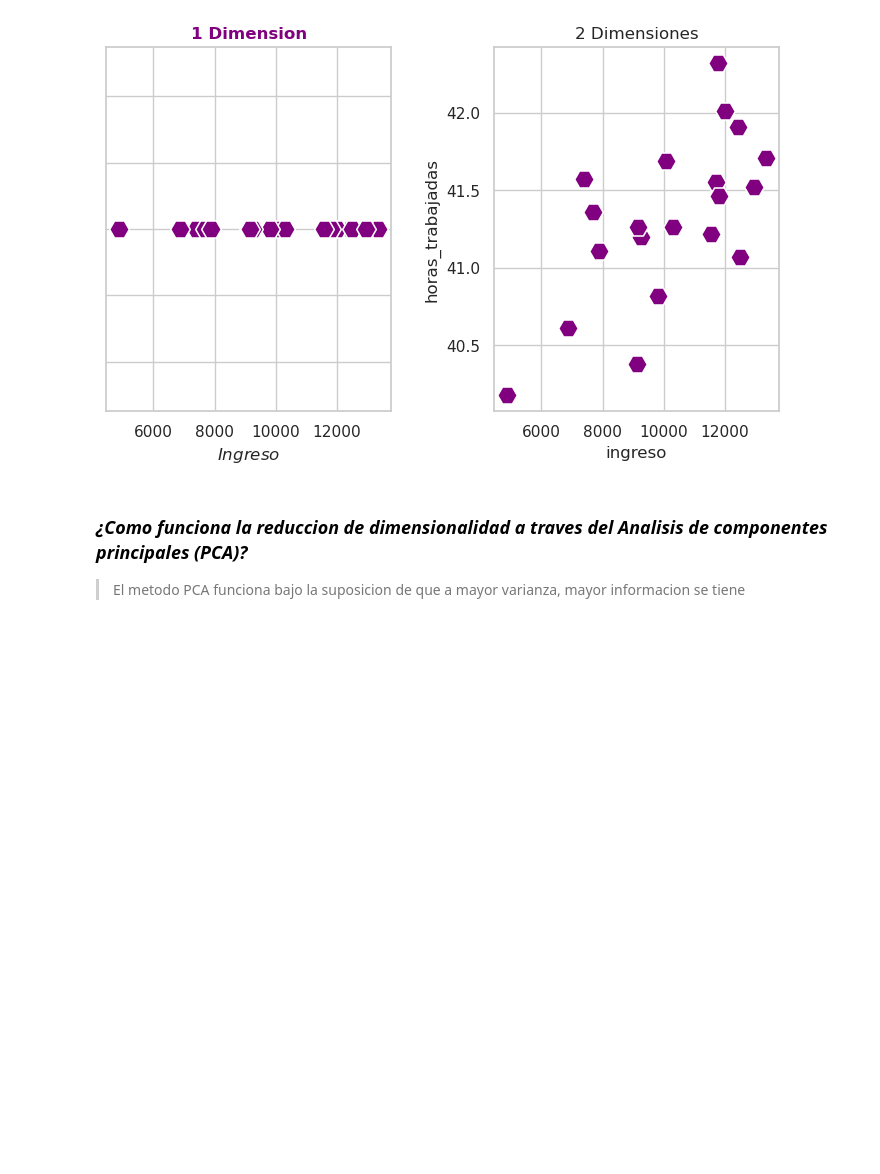
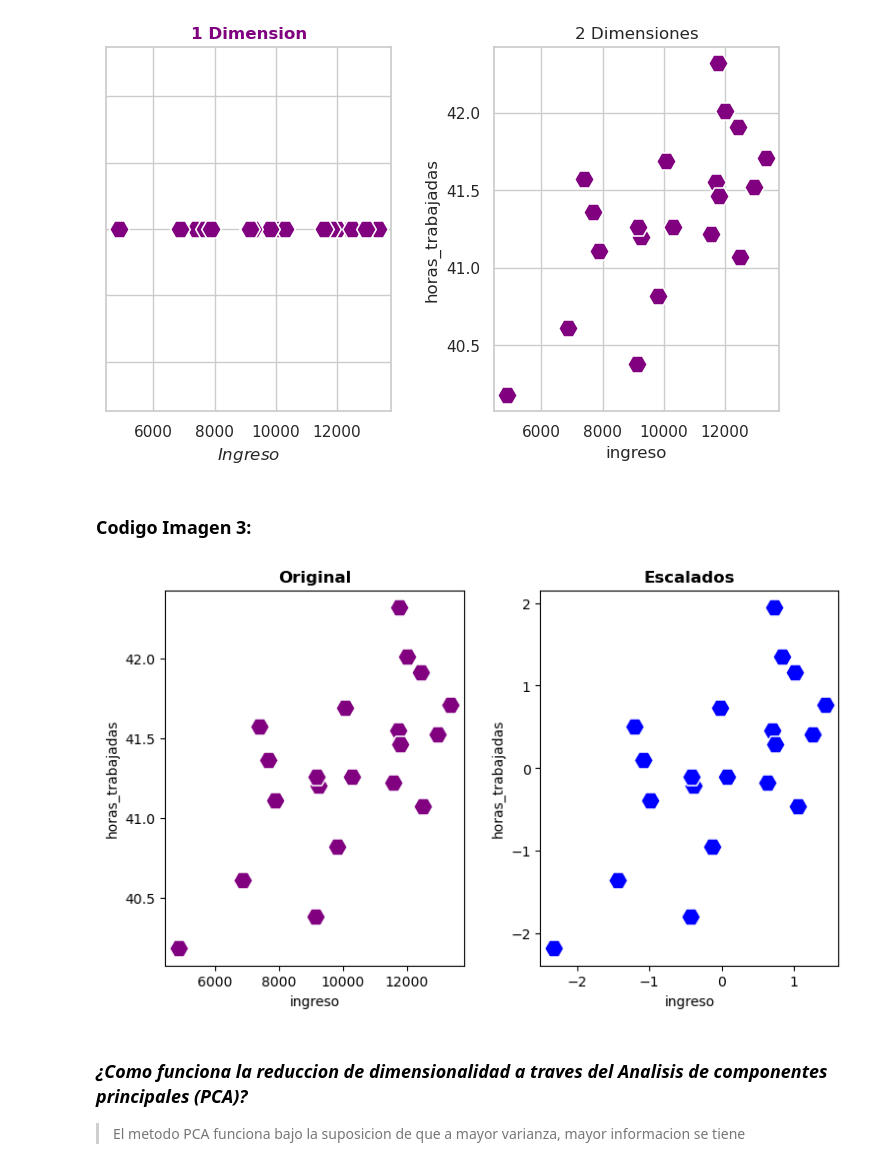
Before and after one commit to Andersoncrs/wiki, a Jupyter notebook: machine_learning/Reduccion_dimesionalidad_metodo_PCA.ipynb, the cells around one changed output. Drawn from its saved outputs; the diff is of its cells as text; code cells hidden in the pictures; blank space fills up the shorter version.

Commit message:
Avace proyecto y adicion de imagenes

```diff
--- a/machine_learning/Reduccion_dimesionalidad_metodo_PCA.ipynb
+++ b/machine_learning/Reduccion_dimesionalidad_metodo_PCA.ipynb
@@ -14,0 +33,23 @@ El problema principal que aborda se le conoce como la maldicion de la dimensiona
+# %%
+# Librerias Utilizadas
+import matplotlib.pyplot as plt
+import numpy as np
+import pandas as pd
+import seaborn as sns
+from sklearn import preprocessing, decomposition
+
+#Datos Utilizados
+
+datos = {'ingreso' : [9136.81, 11709.94, 12416.79, 4875.73, 10065.03,
+                      11755.33, 7401.78, 10291.38, 12002.42, 11787.76,
+                      13347.65, 7676.76, 9808.56, 11556.47, 7875.49,
+                      12486.19, 9242.40, 6867.09, 12946.25, 9167.36],
+
+         'horas_trabajadas' : [40.38, 41.55, 41.91, 40.18, 41.69,
+                               42.32, 41.57, 41.26, 42.01, 41.46,
+                               41.71, 41.36, 40.82, 41.22, 41.11,
+                               41.07, 41.20, 40.61, 41.52, 41.26]}
+
+#Lo Convertimos en un DataFrame
+
+df = pd.DataFrame(datos)
@@ -47,6 +114,21 @@ axes[1].set_title('2 Dimensiones')
 plt.show()
 # %% [output]
 [figure]
+# %% [markdown]
+### Codigo Imagen 3:
+# %%
+#Realizamos las graficas
+fig , axes = plt.subplots(1,2,figsize=(8,4.8))
+sns.scatterplot(ax=axes[0],data= df, x= 'ingreso', y='horas_trabajadas', marker= 'H', s=200, color='purple')
+sns.scatterplot(ax=axes[1],data= df_escalado, x= 'ingreso', y='horas_trabajadas', marker= 'H', s=200, color='blue')
+
+#Personalizamos las etiquetas
+fig.tight_layout(pad=2)
+axes[0].set_title('Original', fontweight=1000)
+axes[1].set_title('Escalados', fontweight=1000)
+fig.savefig('/home/anderson_pc/proyectos/imagenes/comparacion_escalados.jpg')
+# %% [output]
+[figure, added]
 # %% [markdown]
 ### ***¿Como funciona la reduccion de dimensionalidad a traves del Analisis de componentes principales (PCA)?***
 > El metodo PCA funciona bajo la suposicion de que a mayor varianza, mayor informacion se tiene
```
Also changed, not shown: parts of 8 cells of this notebook, 2 other files.
